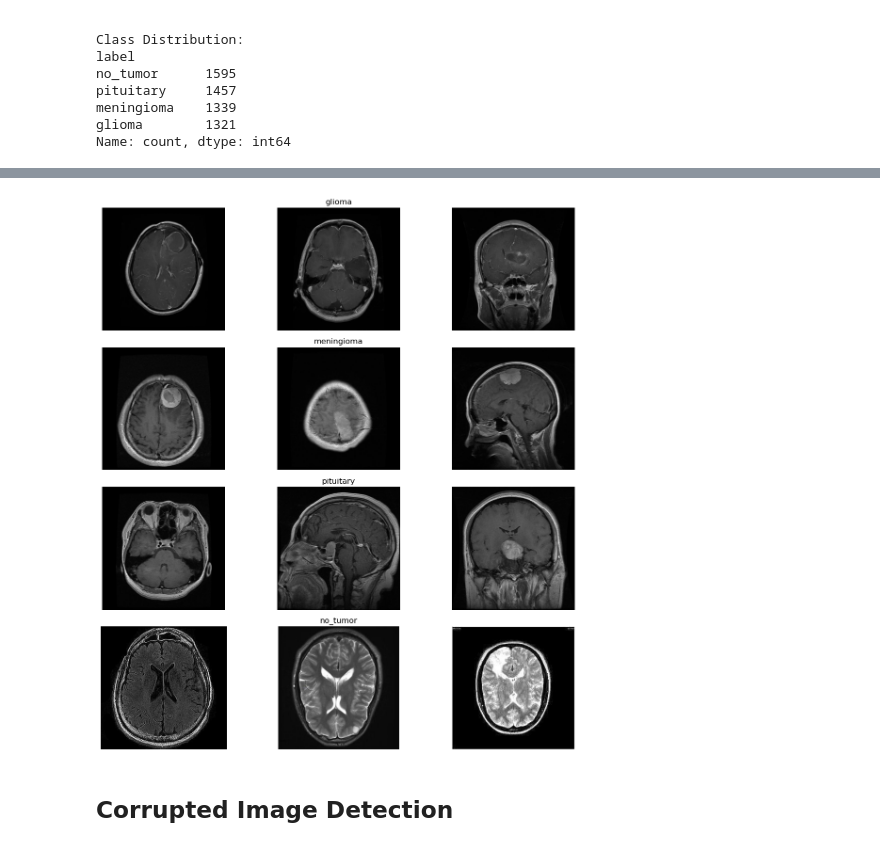
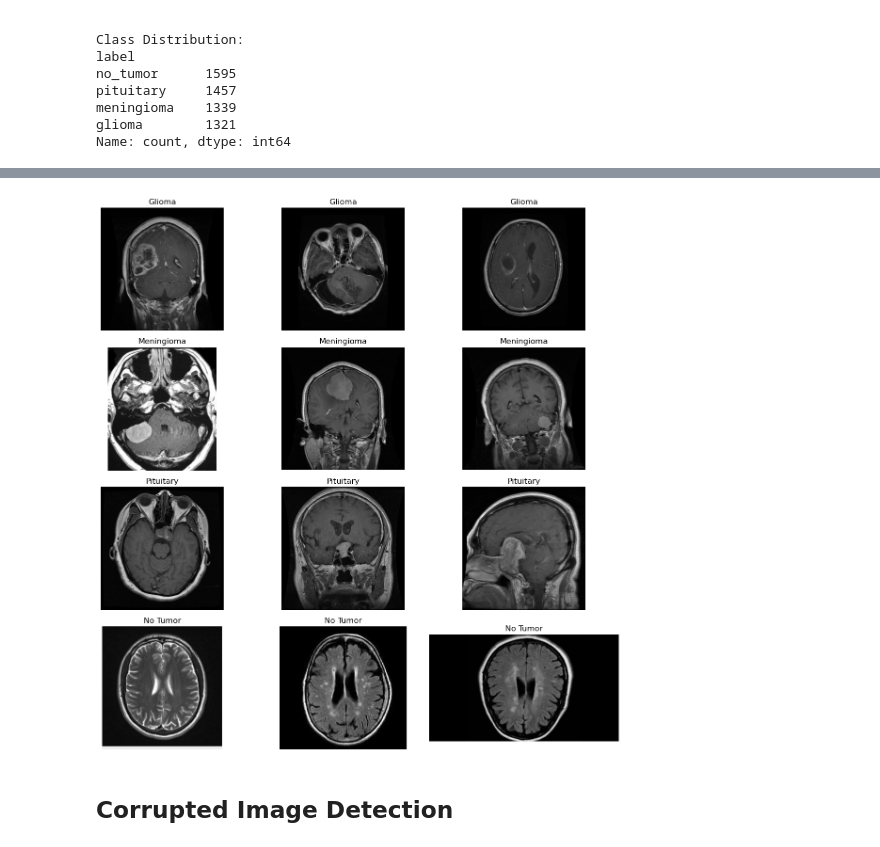
Before and after one commit to abdullahnoor2685/MRI_Based_Brain_Tumor_Detection_Using_ResNet50, a Jupyter notebook: notebooks/01_data_exploration.ipynb, the cells around one changed output, grey strips where cells are left out. Saved outputs shown, nothing was run; the diff lists cells and outputs as text; code cells hidden in the pictures.

```diff
--- a/notebooks/01_data_exploration.ipynb
+++ b/notebooks/01_data_exploration.ipynb
@@ -89,15 +126,15 @@ plt.show()
 # %%
-plt.figure(figsize=(12, 8))
+plt.figure(figsize=(15,8))
 
 for i, cls in enumerate(classes):
+
     class_images = df[df["label"] == cls]["image_path"].values
     img_path = random.choice(class_images)
+    img = Image.open(img_path)
+    plt.subplot(2,2,i+1)
+    plt.imshow(img, cmap="gray")
+    plt.title(f"{cls.replace('_', ' ').title()}")
 
-    img = Image.open(img_path)
-
-    plt.subplot(2, 2, i + 1)
-    plt.imshow(img, cmap="gray")
-    plt.title(cls)
     plt.axis("off")
 
 plt.tight_layout()
@@ -109,38 +146,23 @@ plt.show()
 # %%
-import matplotlib.pyplot as plt
-from PIL import Image
-import random
-from pathlib import Path
-
-PROJECT_ROOT = Path().resolve().parent
-DATASET_PATH = PROJECT_ROOT / "data" / "raw"
-
-classes = ["glioma", "meningioma", "pituitary", "no_tumor"]
-
-fig, axes = plt.subplots(len(classes), 3, figsize=(12, 12))
+fig, axes = plt.subplots(len(classes), 3, figsize=(12,12))
 
 for i, cls in enumerate(classes):
 
     class_folder = DATASET_PATH / cls
     images = os.listdir(class_folder)
-
     sample_images = random.sample(images, 3)
 
     for j, img_name in enumerate(sample_images):
-
         img_path = class_folder / img_name
         img = Image.open(img_path)
-
         axes[i, j].imshow(img, cmap="gray")
         axes[i, j].axis("off")
-
-        if j == 1:
-            axes[i, j].set_title(cls)
+        axes[i, j].set_title(f"{cls.replace('_', ' ').title()}")
 
 plt.tight_layout()
 plt.show()
 # %% [output]
-[figure, old version]
+[figure, new version]
 # %% [markdown]
 ## Corrupted Image Detection
 # %%
```
Also changed, not shown: parts of 38 cells of this notebook, 2 other files.
